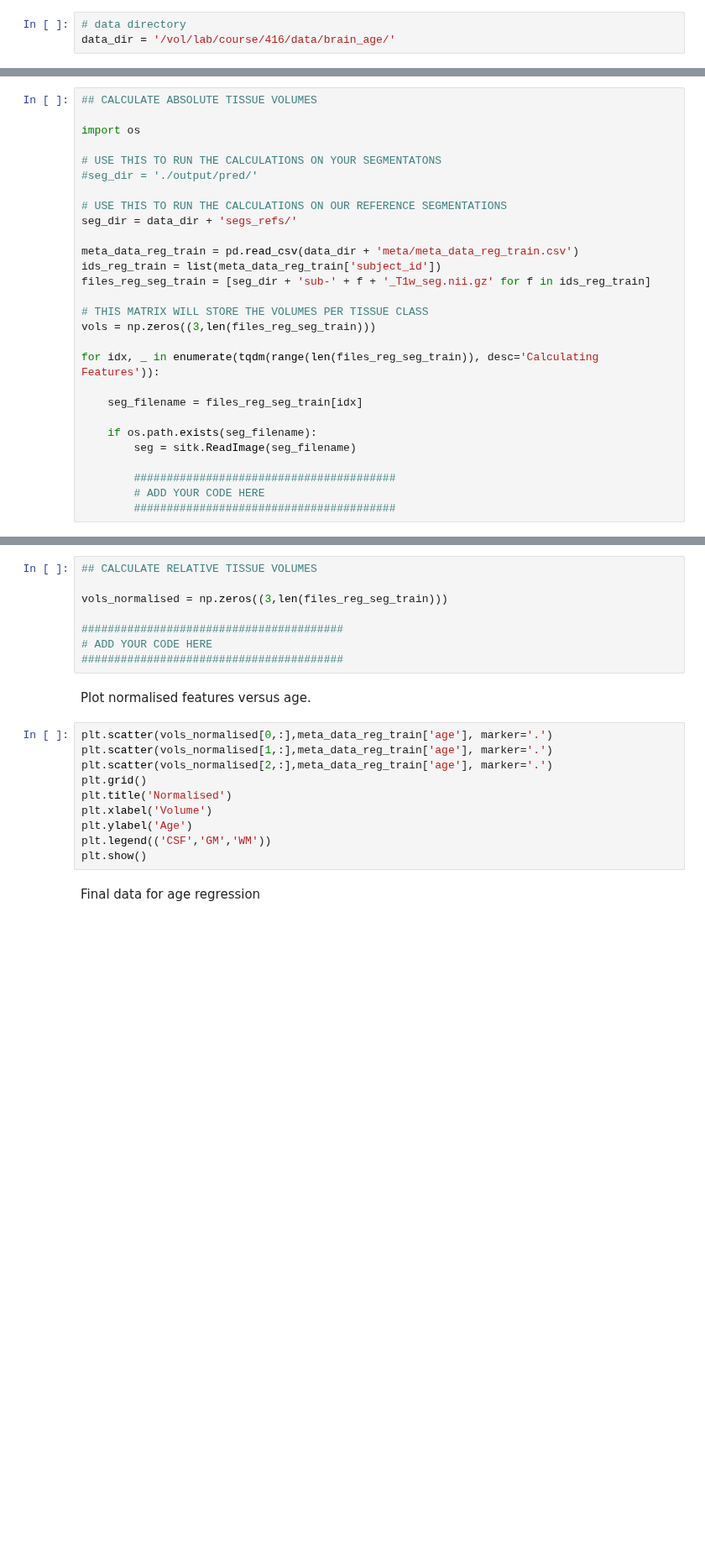
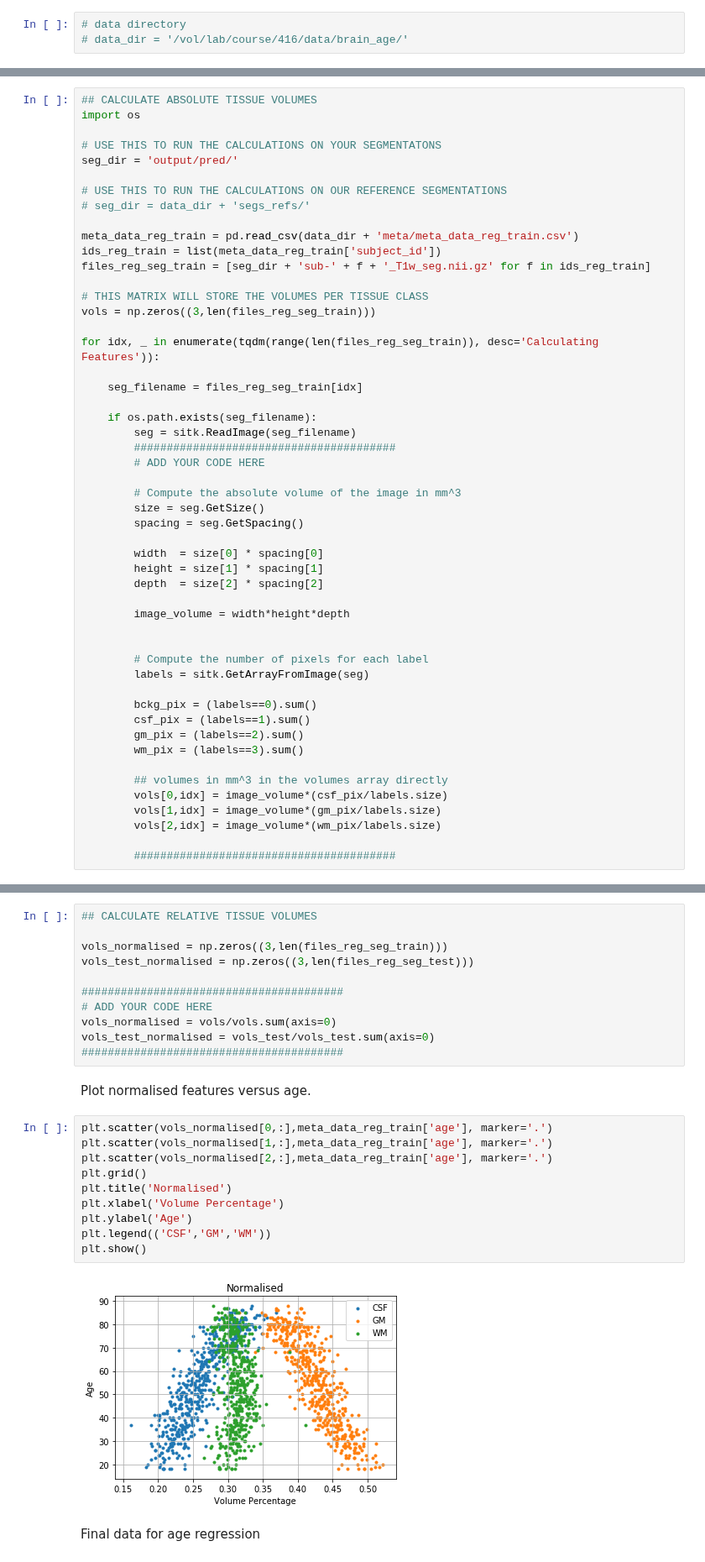
Before and after one commit to alvaroprat97/Machine-Learning, a Jupyter notebook: MedicalImaging/Project/Brain-Age-Regression.ipynb, the cells around one changed output, grey strips where cells are left out. Shown at 84% size. Cells and saved outputs as stored; diff of their text form; blank space fills up the shorter version.

```diff
--- a/MedicalImaging/Project/Brain-Age-Regression.ipynb
+++ b/MedicalImaging/Project/Brain-Age-Regression.ipynb
@@ -27,7 +29,7 @@ data_dir = 'data/brain_age/'
 ### Running on DoC lab machines
 # %%
 # data directory
-data_dir = '/vol/lab/course/416/data/brain_age/'
+# data_dir = '/vol/lab/course/416/data/brain_age/'
 # %% [markdown]
 Let's start by loading the meta data of the entire population, that is the data containing information about the subject IDs, their age, and gender.
 # %%
@@ -559,13 +816,12 @@ Implement a function that constructs a big matrix $X$ with a row for each subjec
 # %%
 ## CALCULATE ABSOLUTE TISSUE VOLUMES
-
 import os
 
 # USE THIS TO RUN THE CALCULATIONS ON YOUR SEGMENTATONS
-#seg_dir = './output/pred/'
+seg_dir = 'output/pred/'
 
 # USE THIS TO RUN THE CALCULATIONS ON OUR REFERENCE SEGMENTATIONS
-seg_dir = data_dir + 'segs_refs/'
+# seg_dir = data_dir + 'segs_refs/'
 
 meta_data_reg_train = pd.read_csv(data_dir + 'meta/meta_data_reg_train.csv')
 ids_reg_train = list(meta_data_reg_train['subject_id'])
@@ -580,7 +836,31 @@ for idx, _ in enumerate(tqdm(range(len(files_reg_seg_train)), desc='Calculating
 
     if os.path.exists(seg_filename):
         seg = sitk.ReadImage(seg_filename)
+        ########################################
+        # ADD YOUR CODE HERE
+
+        # Compute the absolute volume of the image in mm^3
+        size = seg.GetSize()
+        spacing = seg.GetSpacing()
+
+        width  = size[0] * spacing[0]
+        height = size[1] * spacing[1]
+        depth  = size[2] * spacing[2]
+
+        image_volume = width*height*depth
+
+
+        # Compute the number of pixels for each label
+        labels = sitk.GetArrayFromImage(seg)
+
+        bckg_pix = (labels==0).sum()
+        csf_pix = (labels==1).sum()
+        gm_pix = (labels==2).sum()
+        wm_pix = (labels==3).sum()
+
+        ## volumes in mm^3 in the volumes array directly
+        vols[0,idx] = image_volume*(csf_pix/labels.size)
+        vols[1,idx] = image_volume*(gm_pix/labels.size)
+        vols[2,idx] = image_volume*(wm_pix/labels.size)
 
         ########################################
-        # ADD YOUR CODE HERE
-        ########################################
@@ -600,21 +927,26 @@ plt.show()
 ## CALCULATE RELATIVE TISSUE VOLUMES
 
 vols_normalised = np.zeros((3,len(files_reg_seg_train)))
+vols_test_normalised = np.zeros((3,len(files_reg_seg_test)))
 
 ########################################
 # ADD YOUR CODE HERE
+vols_normalised = vols/vols.sum(axis=0)
+vols_test_normalised = vols_test/vols_test.sum(axis=0)
 ########################################
 # %% [markdown]
 Plot normalised features versus age.
 # %%
 plt.scatter(vols_normalised[0,:],meta_data_reg_train['age'], marker='.')
 plt.scatter(vols_normalised[1,:],meta_data_reg_train['age'], marker='.')
 plt.scatter(vols_normalised[2,:],meta_data_reg_train['age'], marker='.')
 plt.grid()
 plt.title('Normalised')
-plt.xlabel('Volume')
+plt.xlabel('Volume Percentage')
 plt.ylabel('Age')
 plt.legend(('CSF','GM','WM'))
 plt.show()
+# %% [output]
+[figure, added]
 # %% [markdown]
 Final data for age regression
```
Also changed, not shown: parts of 78 cells of this notebook, 5 other files.
